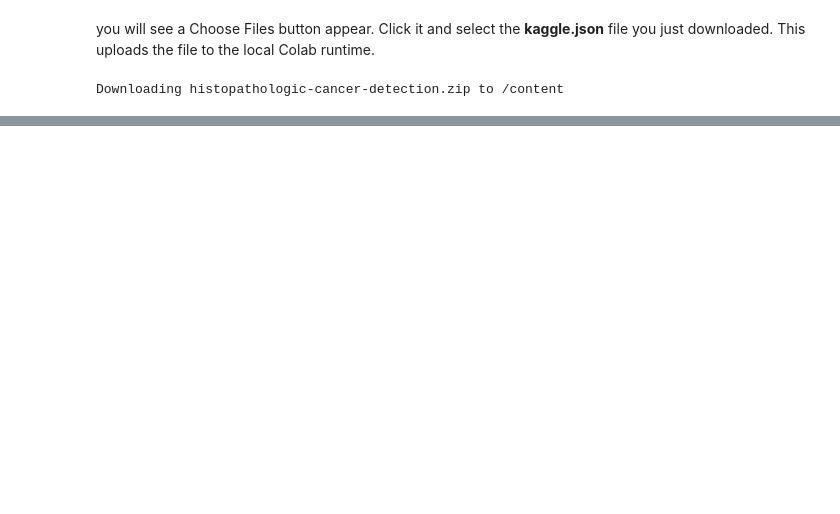
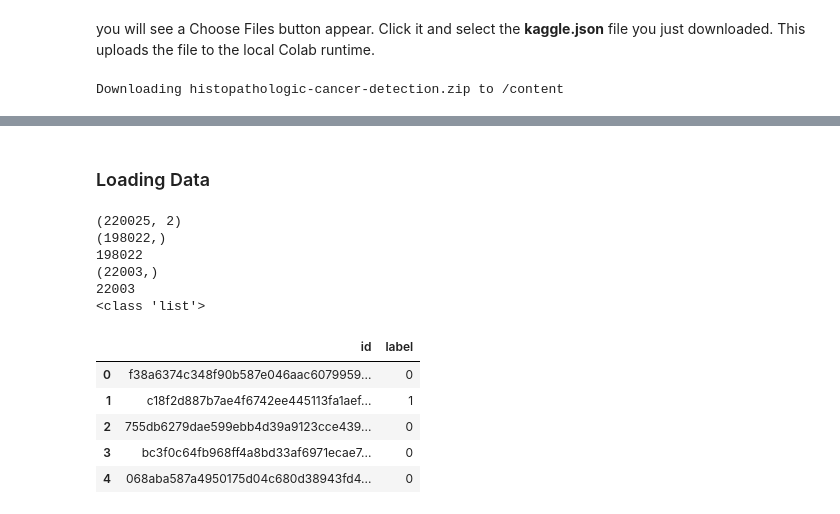
Before and after one commit to guoguolee88/Histopathologic-Cancer_Detection, a Jupyter notebook: KAGGLE_CANCER.ipynb, the cells around one changed output, grey strips where cells are left out. Saved outputs shown, nothing was run; the diff lists cells and outputs as text; code cells hidden in the pictures; blank space fills up the shorter version.

```diff
--- a/KAGGLE_CANCER.ipynb
+++ b/KAGGLE_CANCER.ipynb
@@ -330,0 +189,37 @@ Test accuracy: 0.780
+# %% [markdown]
+### Loading Data
+# %%
+print(data.shape)
+
+print(tr_n.shape)
+print(len(tr_idx))
+
+print(val_n.shape)
+print(len(val_idx))
+
+
+# print(tr_n)
+# print(data.iloc[tr_idx,:])
+
+# print(val_n)
+# print(data.iloc[val_idx,:])
+
+print(type(val_idx))
+# %% [output]
+(220025, 2)
+(198022,)
+198022
+(22003,)
+22003
+<class 'list'>
+# %%
+df_train = pd.read_csv("/content/train_labels.csv")
+id_label_map = {k:v for k,v in zip(df_train.id.values, df_train.label.values)}
+df_train.head()
+# %% [output]
+|  | id | label |
+| 0 | f38a6374c348f90b587e046aac6079959... | 0 |
+| 1 | c18f2d887b7ae4f6742ee445113fa1aef... | 1 |
+| 2 | 755db6279dae599ebb4d39a9123cce439... | 0 |
+| 3 | bc3f0c64fb968ff4a8bd33af6971ecae7... | 0 |
+| 4 | 068aba587a4950175d04c680d38943fd4... | 0 |
```
Also changed, not shown: parts of 79 cells of this notebook.
